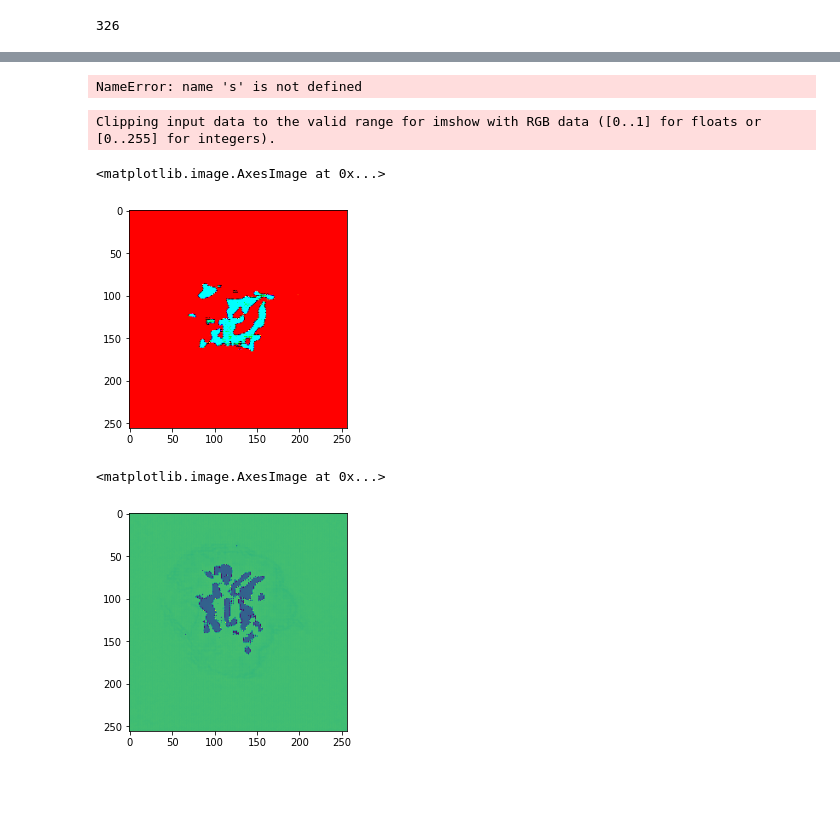
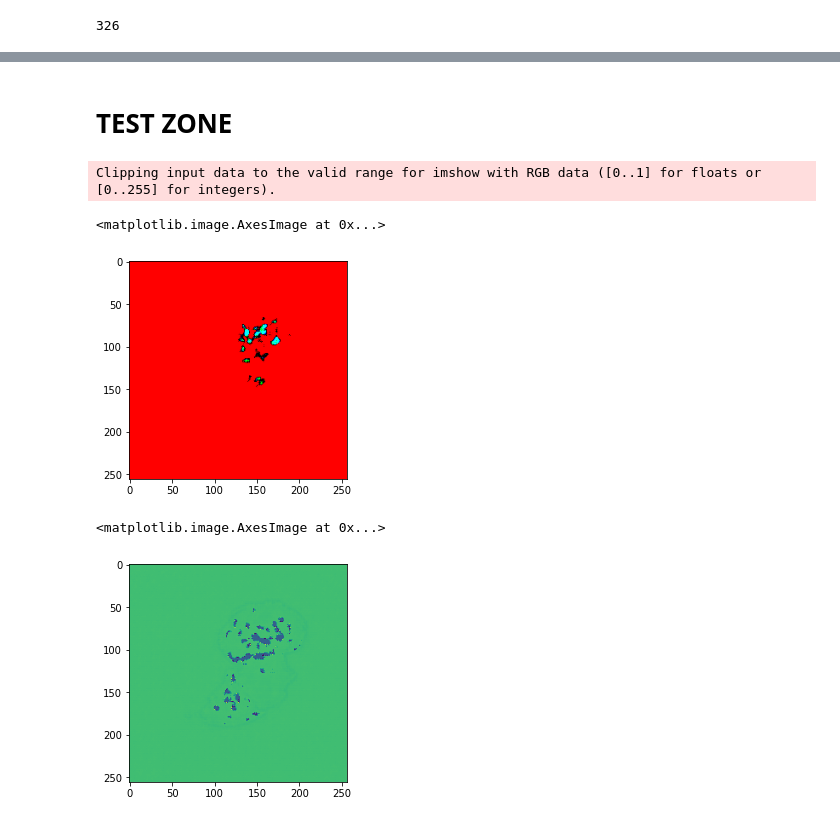
Before and after one commit to siminpan/MOSJ-3DCT, a Jupyter notebook: python/05_predict.tensorflow.ipynb, the cells around one changed output, grey strips where cells are left out. Cells and saved outputs as stored; diff of their text form; code cells hidden in the pictures; blank space fills up the shorter version.

```diff
--- a/python/05_predict.tensorflow.ipynb
+++ b/python/05_predict.tensorflow.ipynb
@@ -25,10 +25,9 @@ os.chdir('C:/Users/span/Documents/CNN/')
 # load for countinue trainning
 model = tf.keras.models.load_model('03_model/Model_tum_tensflow.ep20_23.32.33.h5')
 # %%
-number3 = 33
-subfolder3 = str(number3) + "_prepro"
-
-path5 = "01_perprocess/"+str(number3)+"/"+subfolder3
+number3 = 37
+# subfolder3 = "_prepro"
+path5 = "01_perprocess/"+str(number3)+"/" + str(number3) + "_prepro"
 # %%
 def read_image1(img_path: str) -> dict:
     image = tf.io.read_file(img_path)
@@ -74,43 +110,38 @@ predictions.shape
 # %%
-from PIL import Image, ImageOps
-from skimage.transform import rescale, rotate
-from skimage import morphology
-from skimage.color import rgb2gray
-
-subfolder4 = str(number3) + "_prediction"
+subfolder4 = str(number3) + "_predict_bmp"
 
 path6 = "01_perprocess/"+str(number3)+"/"+subfolder4
 
 resize1 = 596
 
 # export master_image
-for i in range(predictions.shape[0]):
-    image = predictions[i,:,:,:].astype(np.uint8).copy()
+for i in range(predictions2.shape[1]):
+    image = predictions[i,:,:,:].copy()
     image = rgb2gray(image)
 #     image = np.where(image <= 0.6, 1, 0)
-    image = image <= 0.6
+    image = image > 0
 #     image = skimage.morphology.remove_small_objects(image, 20)
     image = rescale(image, (resize1/image.shape[0]), preserve_range=True, anti_aliasing=False)
 #     image = (((image - image.min()) / (image.max() - image.min())) * 255.9).astype(np.uint8)
-    image = skimage.transform.rotate(image,90)
+#     image = skimage.transform.rotate(image,90)
     image = np.where(image == True, 255, 0)
     img0 = Image.fromarray(image.astype(np.uint8))
 #     img0 = ImageOps.grayscale(img0)
     img0.save(path6+"/"+str(number3)+"_pred_rec00000"+str("{0:03}".format(i))+".bmp")
-# %% [output]
-NameError: name 's' is not defined
+# %% [markdown]
+# TEST ZONE
 # %%
-plt.imshow(skimage.transform.rotate(predictions[226,:,:],90))
+plt.imshow(skimage.transform.rotate(predictions[226,:,:],0))
 # %% [output]
 Clipping input data to the valid range for imshow with RGB data ([0..1] for floats or [0..255] for integers).
 <matplotlib.image.AxesImage at 0x...>
-[figure, old version]
+[figure, new version]
 # %%
 converted = tf.image.rgb_to_grayscale(predictions[326,:,:,:].astype(np.uint8))
 plt.imshow(converted)
 # %% [output]
 <matplotlib.image.AxesImage at 0x...>
-[figure, old version]
+[figure, new version]
 # %%
 def display(display_list):
   plt.figure(figsize=(15, 15))
```
Also changed, not shown: parts of 20 cells of this notebook, 2 other files.
